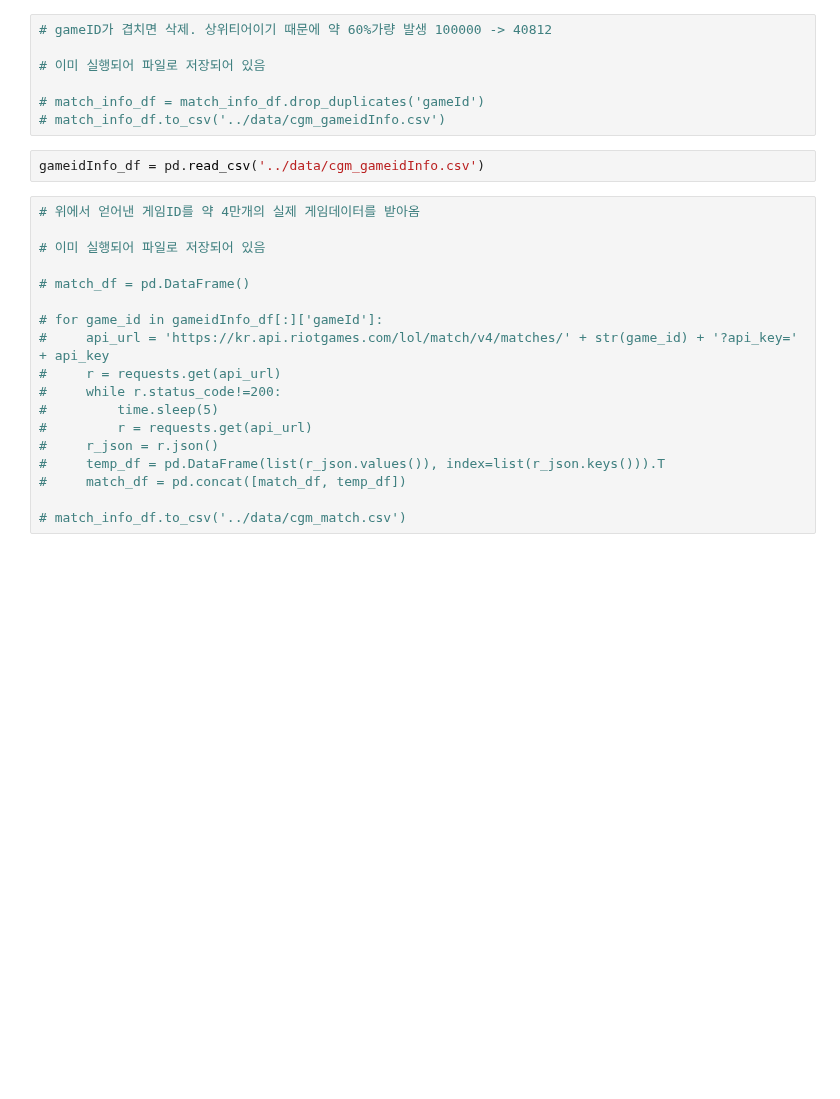
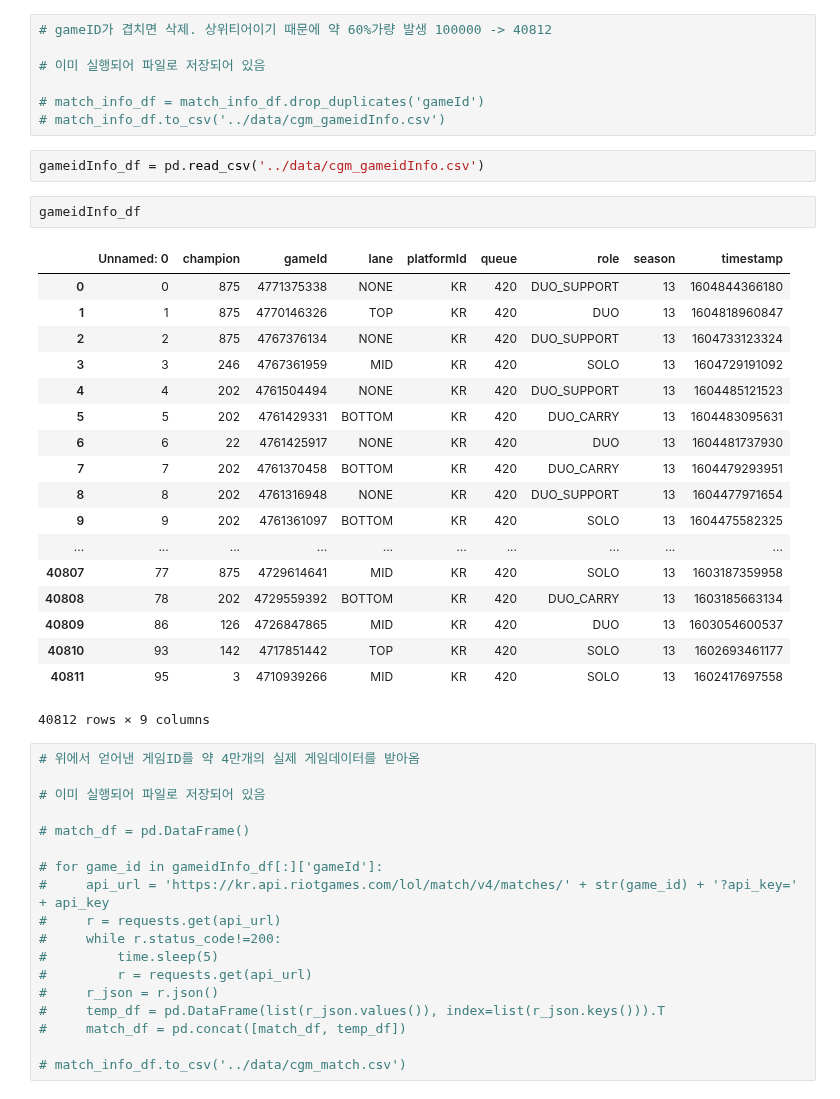
Before and after one commit to CSID-DGU/2020-2-OSSP-CP-DHL-3, a Jupyter notebook: src/DHL.ipynb, the cells around one changed output. Saved outputs shown, nothing was run; the diff lists cells and outputs as text; blank space fills up the shorter version.

```diff
--- a/src/DHL.ipynb
+++ b/src/DHL.ipynb
@@ -121,6 +142,27 @@ league_df = pd.read_csv('../data/cgm_userData.csv')
 # match_info_df.to_csv('../data/cgm_gameidInfo.csv')
 # %%
 gameidInfo_df = pd.read_csv('../data/cgm_gameidInfo.csv')
+# %%
+gameidInfo_df
+# %% [output]
+|  | Unnamed: 0 | champion | gameId | lane | platformId | queue | role | season | timestamp |
+| 0 | 0 | 875 | 4771375338 | NONE | KR | 420 | DUO_SUPPORT | 13 | 1604844366180 |
+| 1 | 1 | 875 | 4770146326 | TOP | KR | 420 | DUO | 13 | 1604818960847 |
+| 2 | 2 | 875 | 4767376134 | NONE | KR | 420 | DUO_SUPPORT | 13 | 1604733123324 |
+| 3 | 3 | 246 | 4767361959 | MID | KR | 420 | SOLO | 13 | 1604729191092 |
+| 4 | 4 | 202 | 4761504494 | NONE | KR | 420 | DUO_SUPPORT | 13 | 1604485121523 |
+| 5 | 5 | 202 | 4761429331 | BOTTOM | KR | 420 | DUO_CARRY | 13 | 1604483095631 |
+| 6 | 6 | 22 | 4761425917 | NONE | KR | 420 | DUO | 13 | 1604481737930 |
+| 7 | 7 | 202 | 4761370458 | BOTTOM | KR | 420 | DUO_CARRY | 13 | 1604479293951 |
+| 8 | 8 | 202 | 4761316948 | NONE | KR | 420 | DUO_SUPPORT | 13 | 1604477971654 |
+| 9 | 9 | 202 | 4761361097 | BOTTOM | KR | 420 | SOLO | 13 | 1604475582325 |
+| ... | ... | ... | ... | ... | ... | ... | ... | ... | ... |
+| 40807 | 77 | 875 | 4729614641 | MID | KR | 420 | SOLO | 13 | 1603187359958 |
+| 40808 | 78 | 202 | 4729559392 | BOTTOM | KR | 420 | DUO_CARRY | 13 | 1603185663134 |
+| 40809 | 86 | 126 | 4726847865 | MID | KR | 420 | DUO | 13 | 1603054600537 |
+| 40810 | 93 | 142 | 4717851442 | TOP | KR | 420 | SOLO | 13 | 1602693461177 |
+| 40811 | 95 | 3 | 4710939266 | MID | KR | 420 | SOLO | 13 | 1602417697558 |
+40812 rows × 9 columns
 # %%
 # 위에서 얻어낸 게임ID를 약 4만개의 실제 게임데이터를 받아옴
 
```
Also changed, not shown: parts of 6 cells of this notebook.
